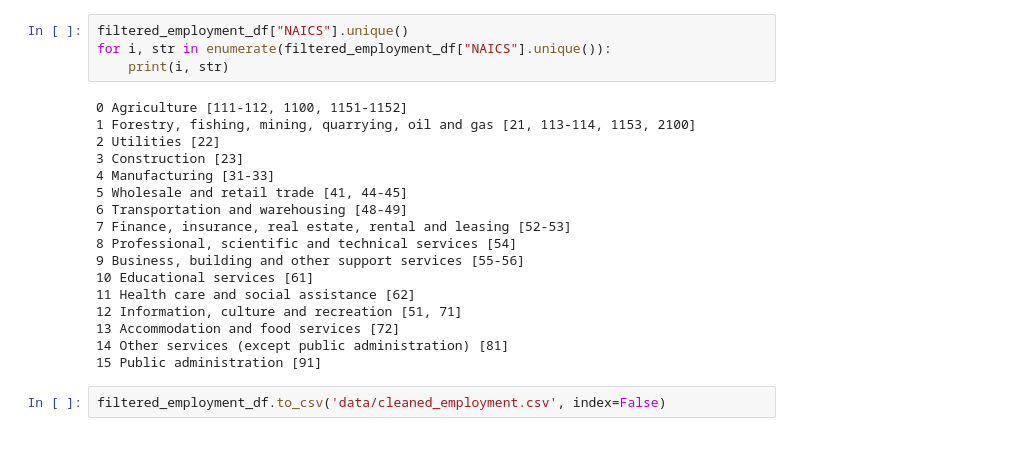
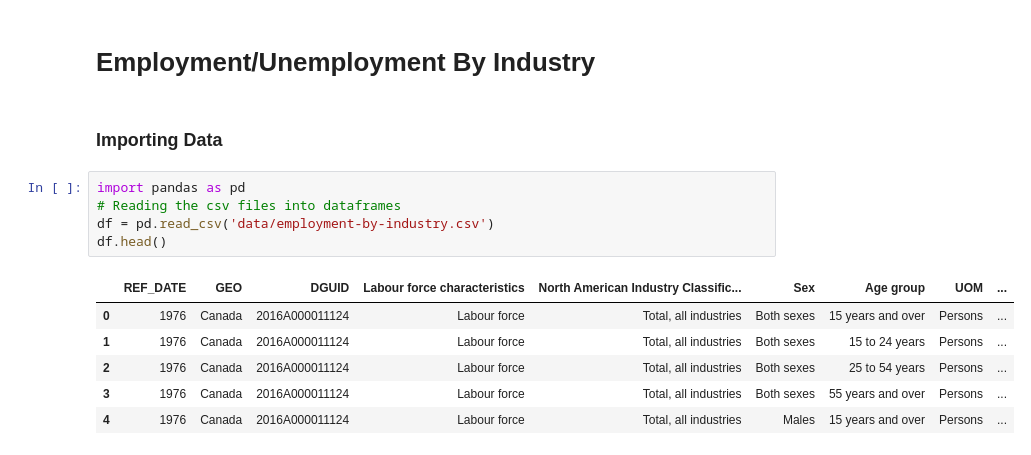
Before and after one commit to KhaledElbasiouni/CSI4142-Project, a Jupyter notebook: data-staging-employment.ipynb, the cells around one changed output. Drawn from its saved outputs; the diff is of its cells as text.

Commit message:
Stage new dataset for employment per industry

```diff
--- a/data-staging-employment.ipynb
+++ b/data-staging-employment.ipynb
@@ -139,23 +1,16 @@ sum_by_naics_df
-# %%
-filtered_employment_df["NAICS"].unique()
-for i, str in enumerate(filtered_employment_df["NAICS"].unique()):
-    print(i, str)
-# %% [output]
-0 Agriculture [111-112, 1100, 1151-1152]
-1 Forestry, fishing, mining, quarrying, oil and gas [21, 113-114, 1153, 2100]
-2 Utilities [22]
-3 Construction [23]
-4 Manufacturing [31-33]
-5 Wholesale and retail trade [41, 44-45]
-6 Transportation and warehousing [48-49]
-7 Finance, insurance, real estate, rental and leasing [52-53]
-8 Professional, scientific and technical services [54]
-9 Business, building and other support services [55-56]
-10 Educational services [61]
-11 Health care and social assistance [62]
-12 Information, culture and recreation [51, 71]
-13 Accommodation and food services [72]
-14 Other services (except public administration) [81]
-15 Public administration [91]
-# %%
-filtered_employment_df.to_csv('data/cleaned_employment.csv', index=False)
+# %% [markdown]
+# Employment/Unemployment By Industry
+# %% [markdown]
+### Importing Data
+# %%
+import pandas as pd
+# Reading the csv files into dataframes
+df = pd.read_csv('data/employment-by-industry.csv')
+df.head()
+# %% [output]
+|  | REF_DATE | GEO | DGUID | Labour force characteristics | North American Industry Classific... | Sex | Age group | UOM | ... |
+| 0 | 1976 | Canada | 2016A000011124 | Labour force | Total, all industries | Both sexes | 15 years and over | Persons | ... |
+| 1 | 1976 | Canada | 2016A000011124 | Labour force | Total, all industries | Both sexes | 15 to 24 years | Persons | ... |
+| 2 | 1976 | Canada | 2016A000011124 | Labour force | Total, all industries | Both sexes | 25 to 54 years | Persons | ... |
+| 3 | 1976 | Canada | 2016A000011124 | Labour force | Total, all industries | Both sexes | 55 years and over | Persons | ... |
+| 4 | 1976 | Canada | 2016A000011124 | Labour force | Total, all industries | Males | 15 years and over | Persons | ... |
```
Also changed, not shown: parts of 35 cells of this notebook, 2 other files.
